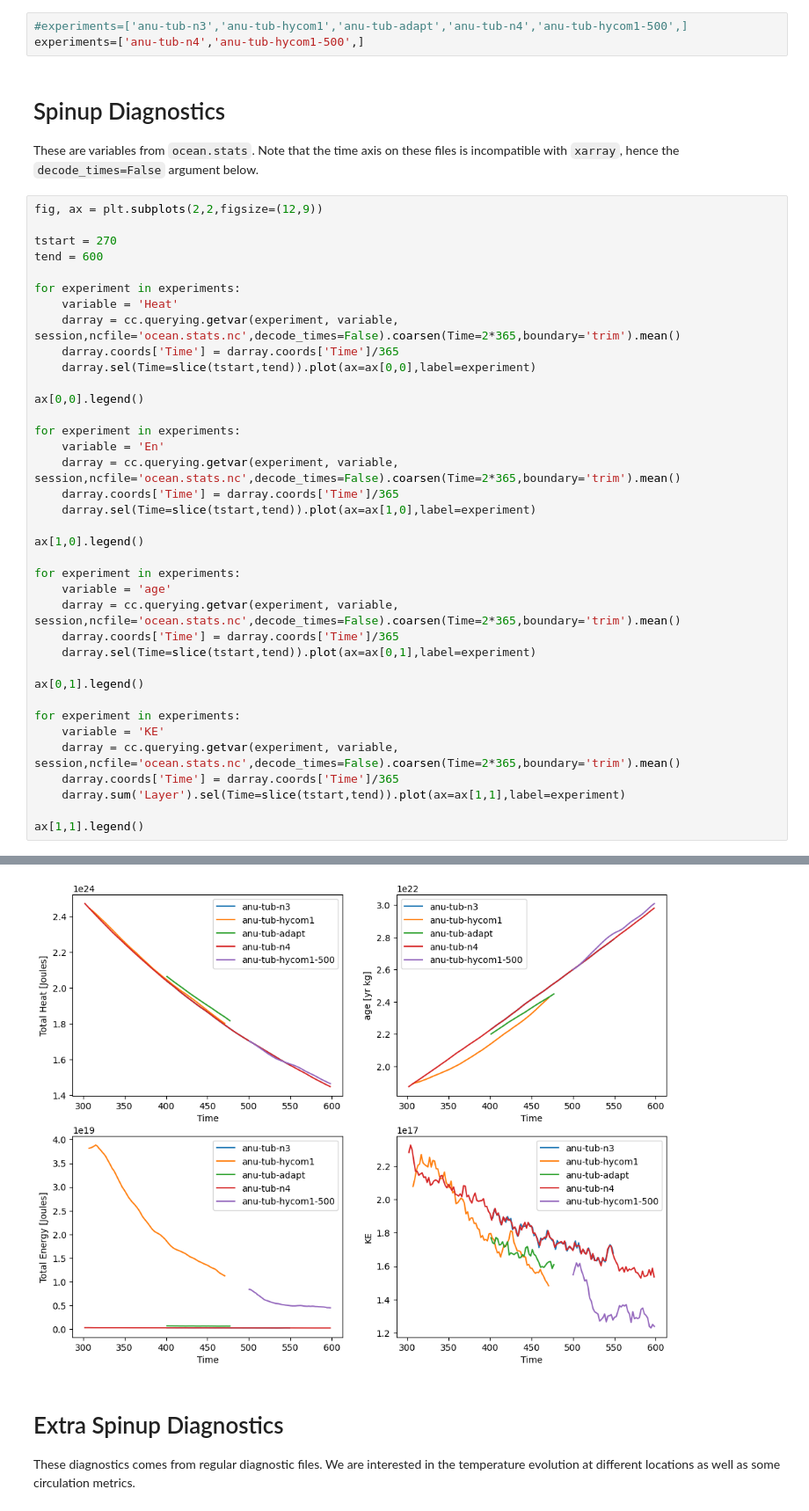
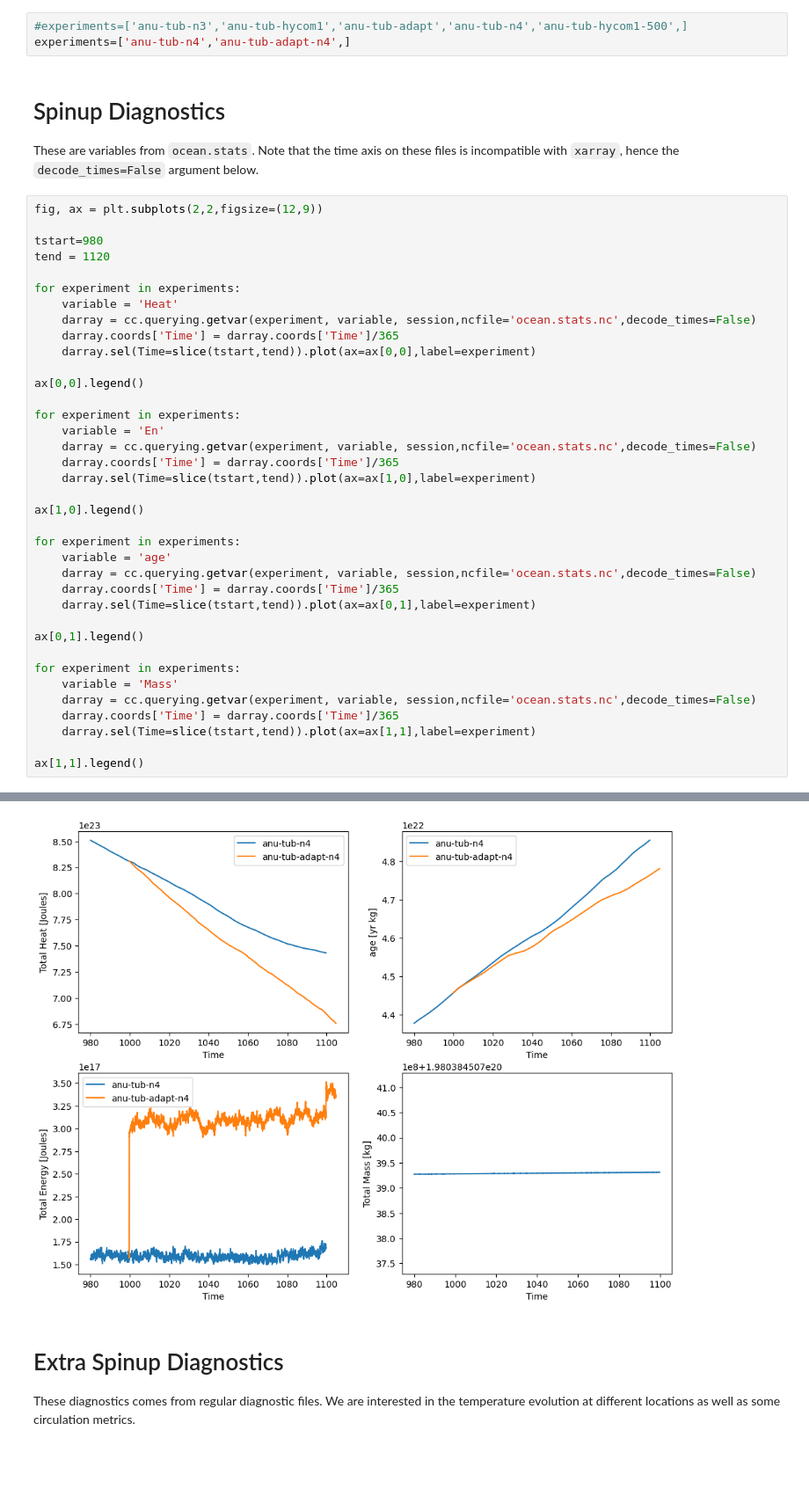
Before and after one commit to AndyHoggANU/anu-tub, a Jupyter notebook: diagnostics/SimpleComparison.ipynb, the cells around one changed output, grey strips where cells are left out. Shown at 88% size. Drawn from its saved outputs; the diff is of its cells as text; blank space fills up the shorter version.

```diff
--- a/diagnostics/SimpleComparison.ipynb
+++ b/diagnostics/SimpleComparison.ipynb
@@ -27,7 +30,7 @@ For now, we only have:
 * `anu-tub-adapt`: First attempt at the AG coord with default parameters.
 # %%
 #experiments=['anu-tub-n3','anu-tub-hycom1','anu-tub-adapt','anu-tub-n4','anu-tub-hycom1-500',]
-experiments=['anu-tub-n4','anu-tub-hycom1-500',]
+experiments=['anu-tub-n4','anu-tub-adapt-n4',]
 # %% [markdown]
 # Spinup Diagnostics
 
@@ -35,12 +38,12 @@ These are variables from `ocean.stats`. Note that the time axis on these files i
 # %%
 fig, ax = plt.subplots(2,2,figsize=(12,9))
 
-tstart = 270
-tend = 600
+tstart=980
+tend = 1120
 
 for experiment in experiments:
     variable = 'Heat'
-    darray = cc.querying.getvar(experiment, variable, session,ncfile='ocean.stats.nc',decode_times=False).coarsen(Time=2*365,boundary='trim').mean()
+    darray = cc.querying.getvar(experiment, variable, session,ncfile='ocean.stats.nc',decode_times=False)
     darray.coords['Time'] = darray.coords['Time']/365
     darray.sel(Time=slice(tstart,tend)).plot(ax=ax[0,0],label=experiment)
 
@@ -48,7 +51,7 @@ ax[0,0].legend()
 
 for experiment in experiments:
     variable = 'En'
-    darray = cc.querying.getvar(experiment, variable, session,ncfile='ocean.stats.nc',decode_times=False).coarsen(Time=2*365,boundary='trim').mean()
+    darray = cc.querying.getvar(experiment, variable, session,ncfile='ocean.stats.nc',decode_times=False)
     darray.coords['Time'] = darray.coords['Time']/365
     darray.sel(Time=slice(tstart,tend)).plot(ax=ax[1,0],label=experiment)
 
@@ -56,17 +59,17 @@ ax[1,0].legend()
 
 for experiment in experiments:
     variable = 'age'
-    darray = cc.querying.getvar(experiment, variable, session,ncfile='ocean.stats.nc',decode_times=False).coarsen(Time=2*365,boundary='trim').mean()
+    darray = cc.querying.getvar(experiment, variable, session,ncfile='ocean.stats.nc',decode_times=False)
     darray.coords['Time'] = darray.coords['Time']/365
     darray.sel(Time=slice(tstart,tend)).plot(ax=ax[0,1],label=experiment)
 
 ax[0,1].legend()
 
 for experiment in experiments:
-    variable = 'KE'
-    darray = cc.querying.getvar(experiment, variable, session,ncfile='ocean.stats.nc',decode_times=False).coarsen(Time=2*365,boundary='trim').mean()
+    variable = 'Mass'
+    darray = cc.querying.getvar(experiment, variable, session,ncfile='ocean.stats.nc',decode_times=False)
     darray.coords['Time'] = darray.coords['Time']/365
-    darray.sum('Layer').sel(Time=slice(tstart,tend)).plot(ax=ax[1,1],label=experiment)
+    darray.sel(Time=slice(tstart,tend)).plot(ax=ax[1,1],label=experiment)
 
 ax[1,1].legend()
 # %% [output]
@@ -74,4 +84,4 @@ ax[1,1].legend()
-[figure, old version]
+[figure, new version]
 # %% [markdown]
 # Extra Spinup Diagnostics
 
```
Also changed, not shown: parts of 19 cells of this notebook, 2 other files.
